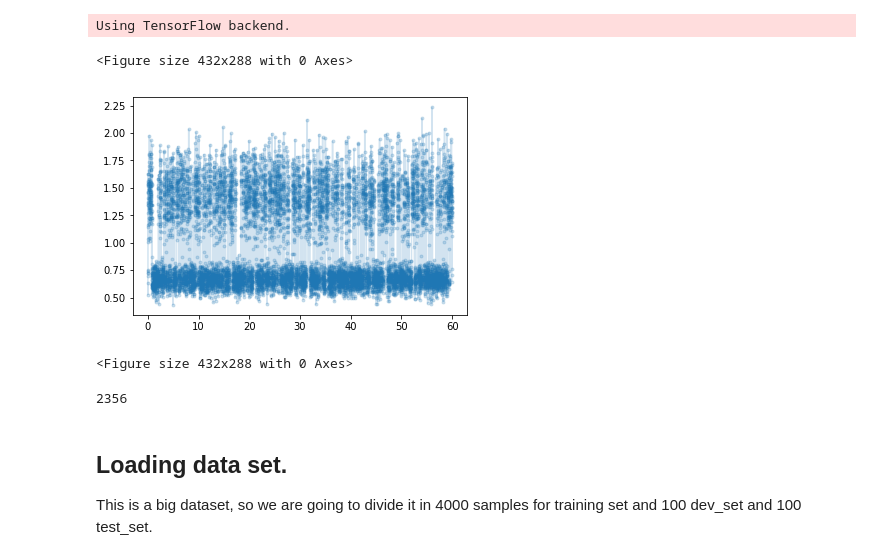
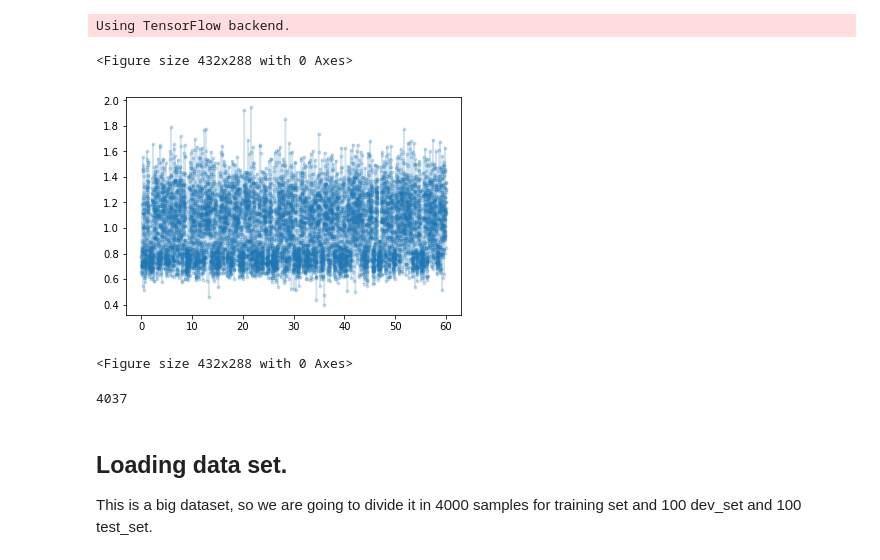
Before and after one commit to p-serna/Blinking-detector, a Jupyter notebook: Classifier Up Down states - no training.ipynb, the cells around one changed output. Cells and saved outputs as stored; diff of their text form; code cells hidden in the pictures.

```diff
--- a/Classifier Up Down states - no training.ipynb
+++ b/Classifier Up Down states - no training.ipynb
@@ -24,21 +24,21 @@ from keras.regularizers import L1L2
 # %% [output]
 Using TensorFlow backend.
 # %%
-i = randint(0,4000)
+i = randint(4000,4200)
 Ft = load("syndat/d"+str(i).zfill(4)+".npy")
 t = arange(len(Ft))*5e-3
 figure()
 plot(t,Ft,'.-',alpha=0.2)
 figure()
 #x = graph_spectrogram("syndat/d0000.npy")
 # %% [output]
 <Figure size 432x288 with 0 Axes>
-[figure, old version]
+[figure, new version]
 <Figure size 432x288 with 0 Axes>
 # %%
 i
 # %% [output]
-2356
+4037
 # %%
 Tx = len(Ft)
 nfreq = 101
```
Also changed, not shown: parts of 6 cells of this notebook, 6 other files.
